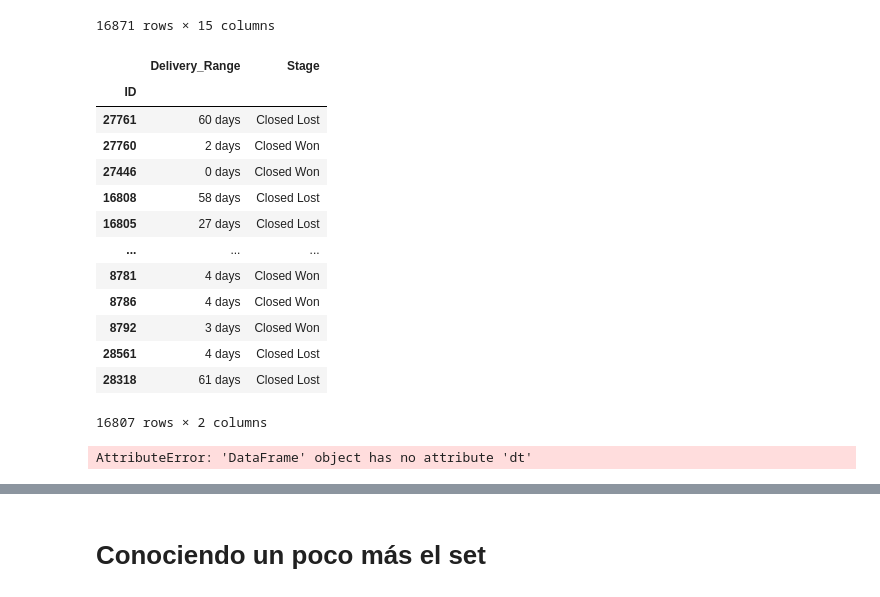
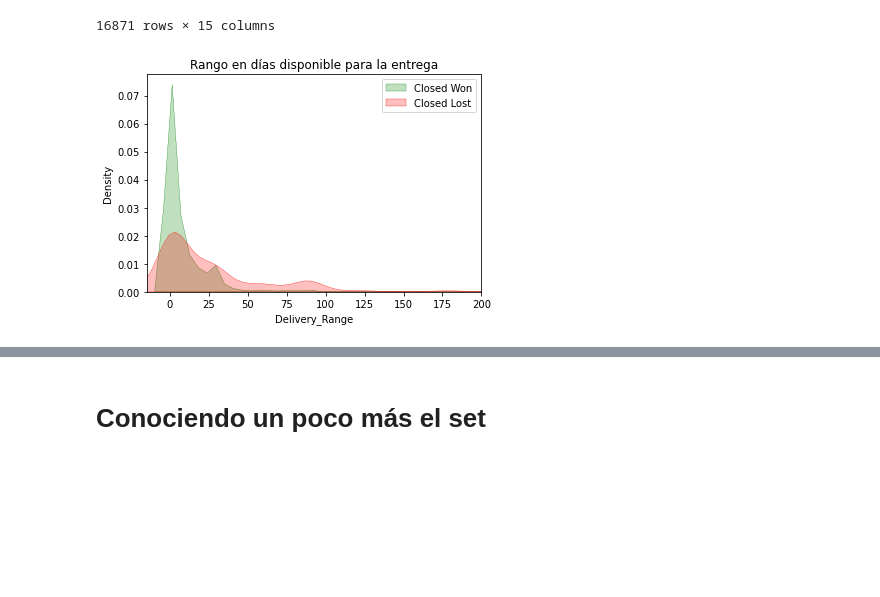
Before and after one commit to fede-alt/datos_2c2020_tp1, a Jupyter notebook: Pruebas/Pruebas_Tomi.ipynb, the cells around one changed output, grey strips where cells are left out. Drawn from its saved outputs; the diff is of its cells as text; code cells hidden in the pictures; blank space fills up the shorter version.

```diff
--- a/Pruebas/Pruebas_Tomi.ipynb
+++ b/Pruebas/Pruebas_Tomi.ipynb
@@ -315,30 +315,19 @@ tomi_subset
 # %%
 # Distribución de los rangos en días por Stage
 
 to_plot = tomi_subset.loc[tomi_subset["Stage"].isin(["Closed Won","Closed Lost"]),["Delivery_Range","Stage"]]
-display(to_plot)
 
-won = tomi_subset.loc[tomi_subset["Stage"]=="Closed Won","Delivery_Range"].to_frame()
-won
+won = tomi_subset.loc[tomi_subset["Stage"]=="Closed Won","Delivery_Range"]
 lost = tomi_subset.loc[tomi_subset["Stage"]=="Closed Lost","Delivery_Range"]
 
-#sns.kdeplot(pd.to_numeric(won.dt.days).dropna(), hue = 1)
-#sns.kdeplot(pd.to_numeric(lost.dt.days).dropna(), hue = 2)
+sns.kdeplot(pd.to_numeric(won.dt.days).dropna(),color="green",fill=True, alpha=.25,linewidth=0.3)
+sns.kdeplot(pd.to_numeric(lost.dt.days).dropna(),color="red",fill=True, alpha=.25,linewidth=0.3)
+
+plt.title("Rango en días disponible para la entrega")
+plt.legend(["Closed Won","Closed Lost"])
+plt.xlim((-15,200))
+plt.show()
 # %% [output]
-|  | Delivery_Range | Stage |
-| ID |  |  |
-| 27761 | 60 days | Closed Lost |
-| 27760 | 2 days | Closed Won |
-| 27446 | 0 days | Closed Won |
-| 16808 | 58 days | Closed Lost |
-| 16805 | 27 days | Closed Lost |
-| ... | ... | ... |
-| 8781 | 4 days | Closed Won |
-| 8786 | 4 days | Closed Won |
-| 8792 | 3 days | Closed Won |
-| 28561 | 4 days | Closed Lost |
-| 28318 | 61 days | Closed Lost |
-16807 rows × 2 columns
-AttributeError: 'DataFrame' object has no attribute 'dt'
+[figure, added]
 # %%
 # Distribución de los días del mes en que se estima "Delivery_Date"
```
Also changed, not shown: parts of 32 cells of this notebook, 5 other files.
